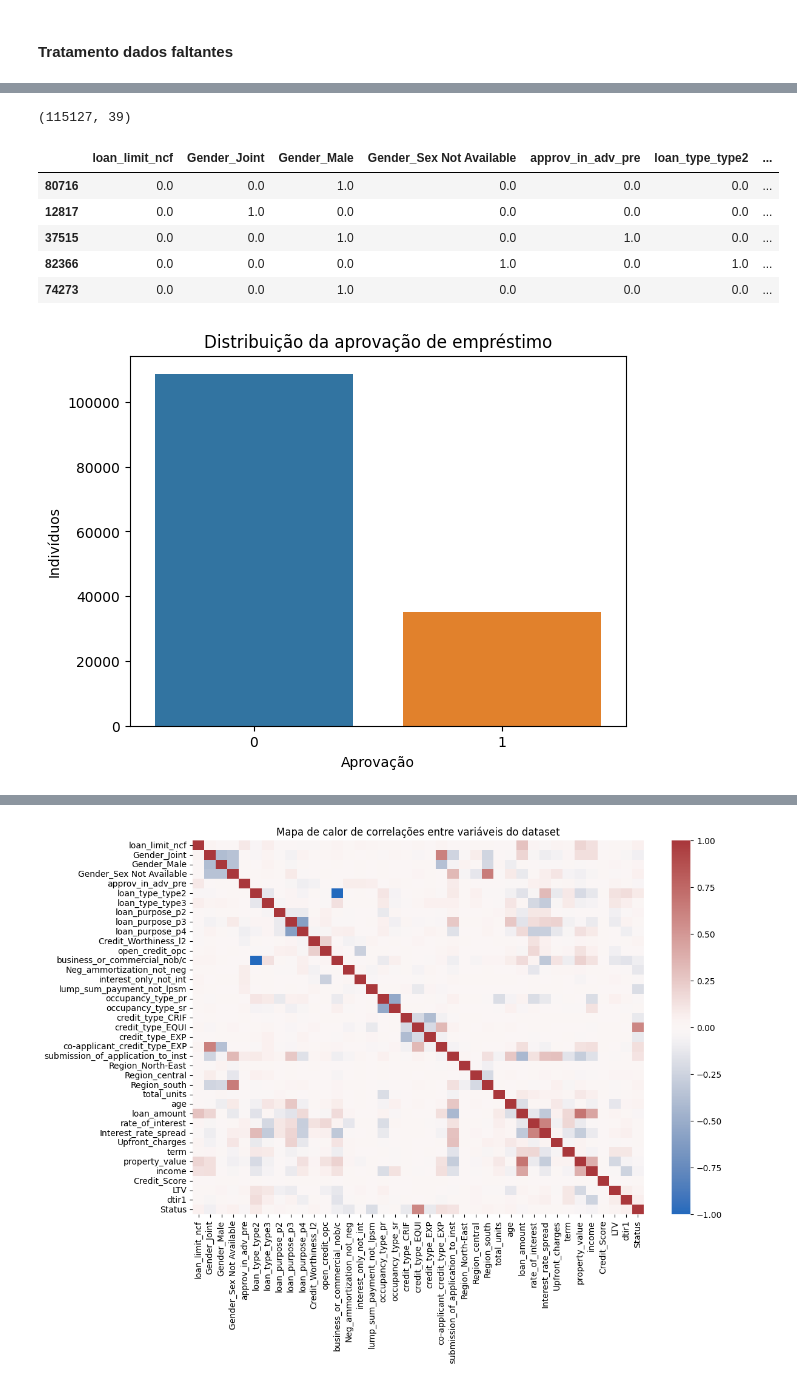
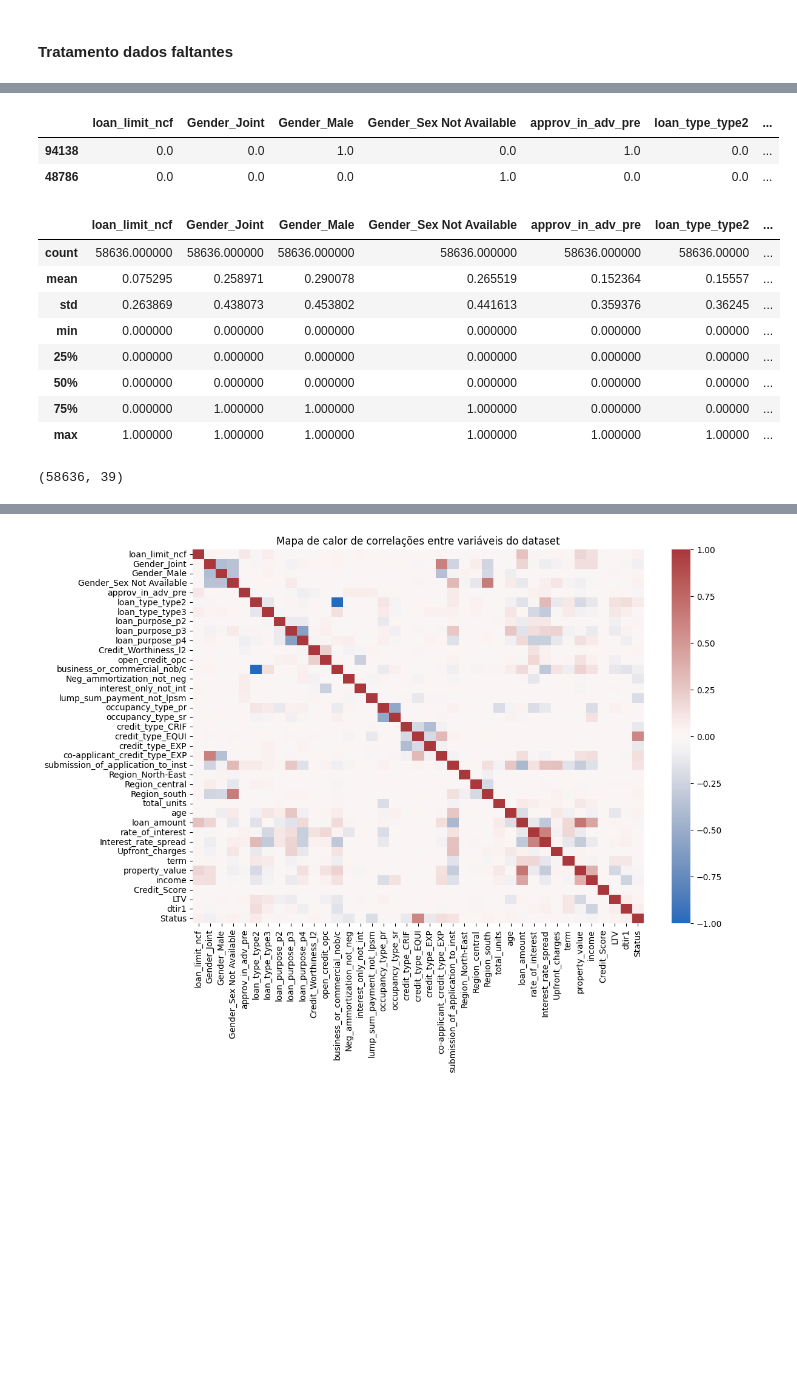
Before and after one commit to fernandobrancher/project_machine_learning_iii, a Jupyter notebook: project_loan_defaulters.ipynb, the cells around one changed output, grey strips where cells are left out. Drawn from its saved outputs; the diff is of its cells as text; code cells hidden in the pictures; blank space fills up the shorter version.

```diff
--- a/project_loan_defaulters.ipynb
+++ b/project_loan_defaulters.ipynb
@@ -442,26 +554,34 @@ X_train_transformed.head(2)
+# %%
+# Column Transform: dados de teste
+X_test_transformed = pre_processamento.transform(X_test)
+
+new_columns = list(X_test_transformed.columns)
+for column in range(len(new_columns)):
+    new_columns[column] = new_columns[column][12:]
+
+X_test_transformed.columns = new_columns
+
+X_test_transformed.head(2)
+# %% [output]
+|  | loan_limit_ncf | Gender_Joint | Gender_Male | Gender_Sex Not Available | approv_in_adv_pre | loan_type_type2 | ... |
+| 94138 | 0.0 | 0.0 | 1.0 | 0.0 | 1.0 | 0.0 | ... |
+| 48786 | 0.0 | 0.0 | 0.0 | 1.0 | 0.0 | 0.0 | ... |
+# %%
+X_train_transformed.describe()
+# %% [output]
+|  | loan_limit_ncf | Gender_Joint | Gender_Male | Gender_Sex Not Available | approv_in_adv_pre | loan_type_type2 | ... |
+| count | 58636.000000 | 58636.000000 | 58636.000000 | 58636.000000 | 58636.000000 | 58636.00000 | ... |
+| mean | 0.075295 | 0.258971 | 0.290078 | 0.265519 | 0.152364 | 0.15557 | ... |
+| std | 0.263869 | 0.438073 | 0.453802 | 0.441613 | 0.359376 | 0.36245 | ... |
+| min | 0.000000 | 0.000000 | 0.000000 | 0.000000 | 0.000000 | 0.00000 | ... |
+| 25% | 0.000000 | 0.000000 | 0.000000 | 0.000000 | 0.000000 | 0.00000 | ... |
+| 50% | 0.000000 | 0.000000 | 0.000000 | 0.000000 | 0.000000 | 0.00000 | ... |
+| 75% | 0.000000 | 1.000000 | 1.000000 | 1.000000 | 0.000000 | 0.00000 | ... |
+| max | 1.000000 | 1.000000 | 1.000000 | 1.000000 | 1.000000 | 1.00000 | ... |
 # %%
 #Fazer a análise nos dados de treino
 treino = pd.concat([X_train_transformed, y_train], axis=1)
 
 print(treino.shape)
-treino.head()
 # %% [output]
-(115127, 39)
+(58636, 39)
-|  | loan_limit_ncf | Gender_Joint | Gender_Male | Gender_Sex Not Available | approv_in_adv_pre | loan_type_type2 | ... |
-| 80716 | 0.0 | 0.0 | 1.0 | 0.0 | 0.0 | 0.0 | ... |
-| 12817 | 0.0 | 1.0 | 0.0 | 0.0 | 0.0 | 0.0 | ... |
-| 37515 | 0.0 | 0.0 | 1.0 | 0.0 | 1.0 | 0.0 | ... |
-| 82366 | 0.0 | 0.0 | 0.0 | 1.0 | 0.0 | 1.0 | ... |
-| 74273 | 0.0 | 0.0 | 1.0 | 0.0 | 0.0 | 0.0 | ... |
-# %%
-# Análise de balanceamento do target do dataset
-sns.countplot(data=df, x='Status')
-plt.title('Distribuição da aprovação de empréstimo')
-plt.ylabel('Indivíduos')
-plt.xlabel('Aprovação')
-plt.show()
-# df['Status'].value_counts(normalize=True).plot(kind='bar', title='Distribuição da aprovação de empréstimo',
-#                                                ylabel='Porcentagem',
-#                                                xlabel='Aprovação')
-# %% [output]
-[figure, removed]
```
Also changed, not shown: parts of 18 cells of this notebook.
